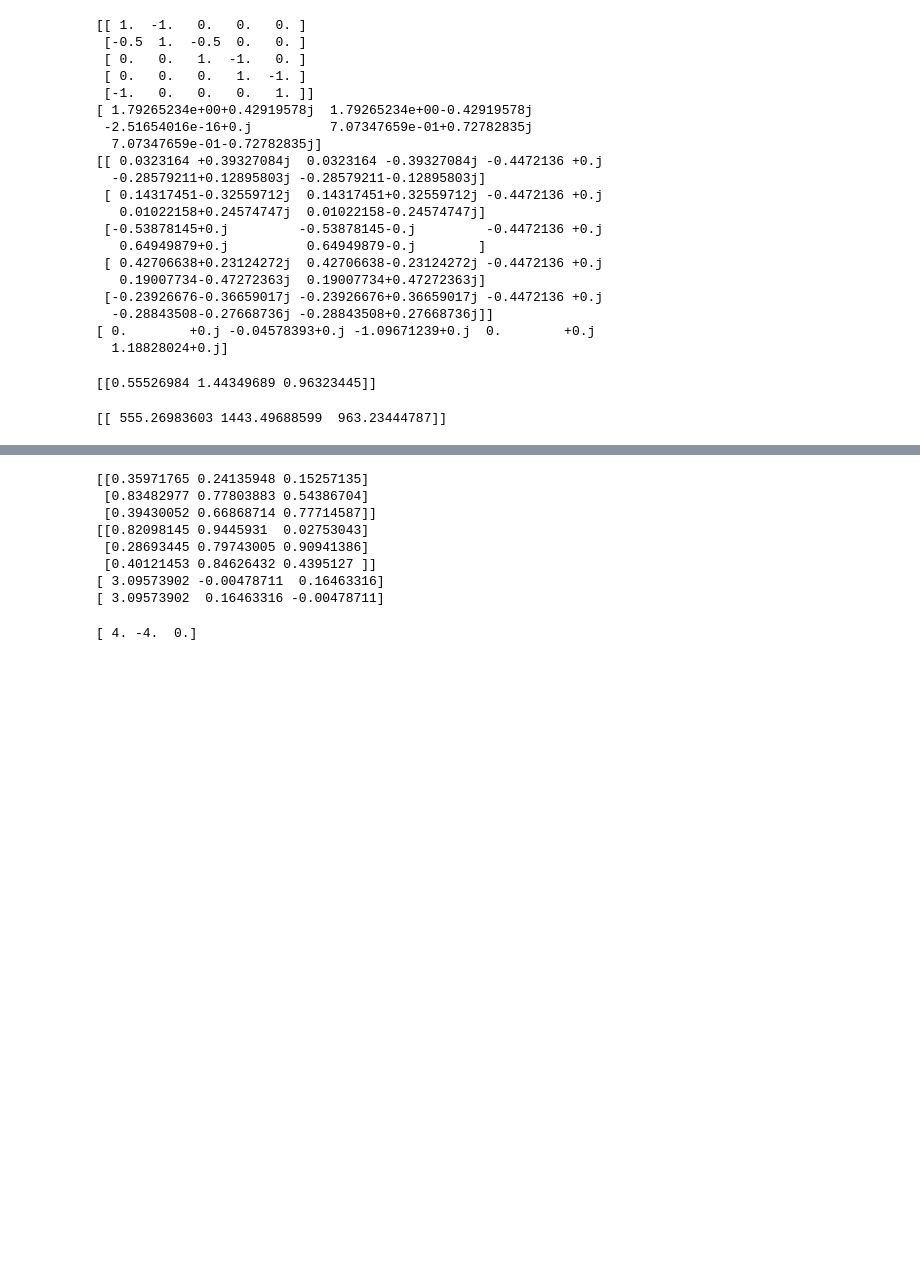
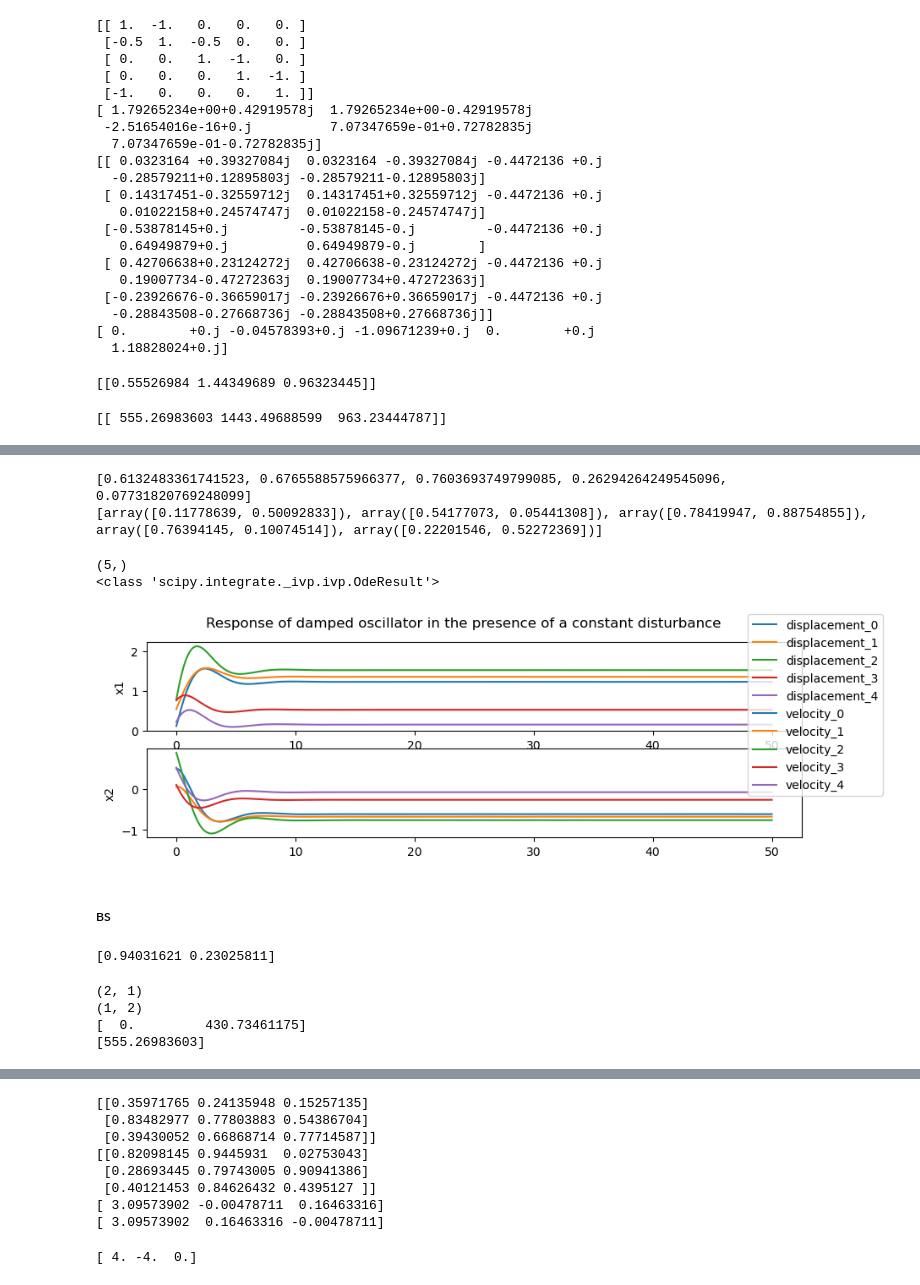
Before and after one commit to medjaijedi/MAS_Final_Project, a Jupyter notebook: rand_prac.ipynb, the cells around one changed output, grey strips where cells are left out. Cells and saved outputs as stored; diff of their text form; code cells hidden in the pictures; blank space fills up the shorter version.

```diff
--- a/rand_prac.ipynb
+++ b/rand_prac.ipynb
@@ -586,3 +586,42 @@ plt.show()
+# %%
+#Do this for all 5 agents, primarily to see what different disturbance inputs do
+w = [np.random.rand() for i in range(5)]
+print(w)
+u = 0
+x0 = [np.random.rand(2) for i in range(5)]
+print(x0)
+def dynamics(t,x,w,A,B1,B2):
+    return A@x + B1.reshape(2)*w + B2.reshape(2)*u
+def output(C,x):
+    return C@x
+# %% [output]
+[0.6132483361741523, 0.6765588575966377, 0.7603693749799085, 0.26294264249545096, 0.07731820769248099]
+[array([0.11778639, 0.50092833]), array([0.54177073, 0.05441308]), array([0.78419947, 0.88754855]), array([0.76394145, 0.10074514]), array([0.22201546, 0.52272369])]
+# %%
+xdots = []
+for i in range(5):
+    xdots.append(integrate.solve_ivp(dynamics,y0=x0[i],t_span=[0,50],args=(w[i],A,B1,B2),t_eval=np.linspace(0,50,1000)))
+print(np.shape(xdots))
+print(type(xdots[0]))
+#print(xdots[0].y[1])
+# %% [output]
+(5,)
+<class 'scipy.integrate._ivp.ivp.OdeResult'>
+# %%
+#plotting all 5 uncontrolled systems:
+fig,axs = plt.subplots(2,1,figsize=(10,3))
+for i in range(5):
+    axs[0].plot(xdots[i].t,xdots[i].y[0],label=f"displacement_{i}")
+    axs[1].plot(xdots[i].t,xdots[i].y[1],label=f'velocity_{i}')
+axs[0].set_ylabel("x1")
+axs[1].set_ylabel("x2")
+fig.legend()
+fig.suptitle("Response of damped oscillator in the presence of a constant disturbance")
+plt.show()
+# %% [output]
+[figure, added]
+# %% [markdown]
+##### BS
 # %%
 #simulating the original system with controller:
 A = np.array([[0,1],[-1,-1]])
@@ -590,4 +629,20 @@ B1 = np.array([[1],[1]])
 B2 = np.array([[0],[1]])
 C = np.array([0,1])
 w = 7
+x0 = np.random.rand(2)
+print(x0)
 #u = -K[0:2]x; u is given by -Kx but K is of dimension 3, so we take the first two rows.
+def ctrl_dynamics(t,x,w,A,B1,B2,Kstar):
+    return A@x + B1.reshape(2)*w - B2@Kstar.reshape(3)[0:2].reshape(1,2)@x
+# %% [output]
+[0.94031621 0.23025811]
+# %%
+print(np.shape(B2))
+print(np.shape(Kstar.reshape(3)[0:2].reshape(1,2)))
+print(B2@Kstar.reshape(3)[0:2].reshape(1,2)@x0)
+print(Kstar.reshape(3)[0:1])
+# %% [output]
+(2, 1)
+(1, 2)
+[  0.         430.73461175]
+[555.26983603]
```
Also changed, not shown: parts of 5 cells of this notebook.
